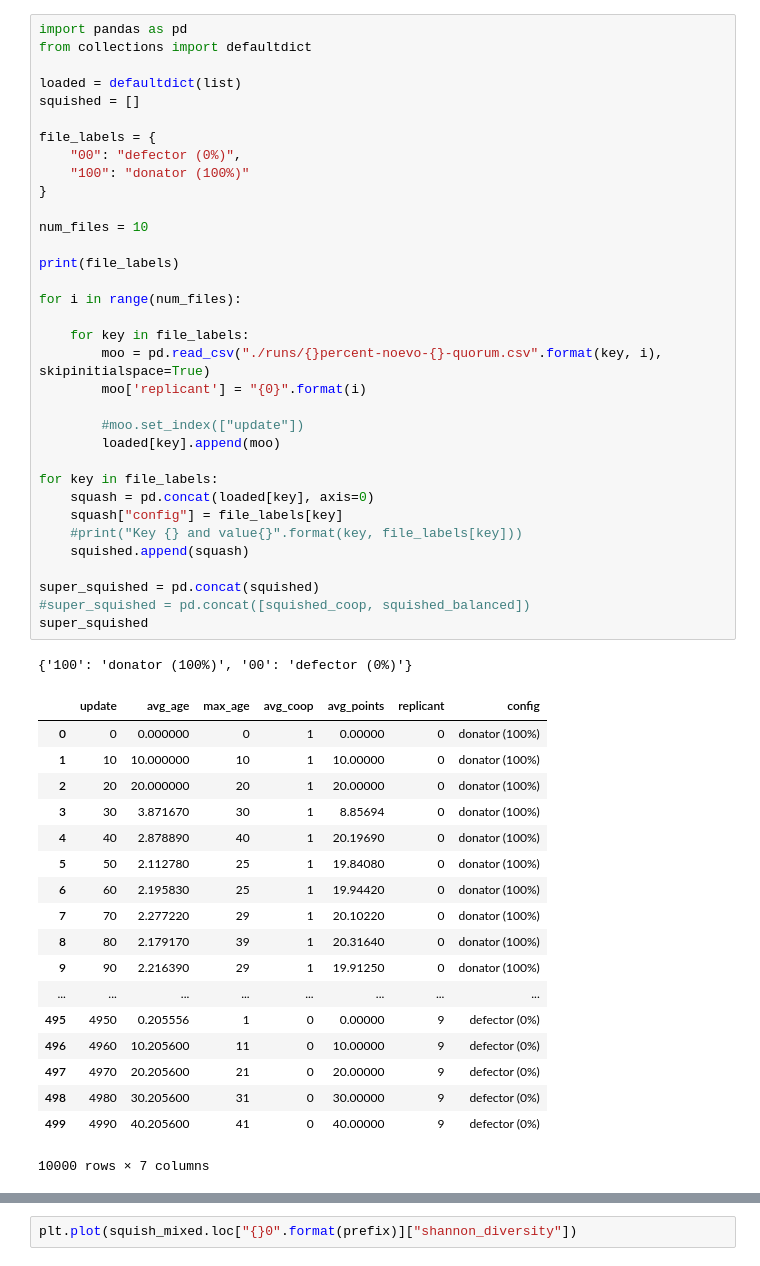
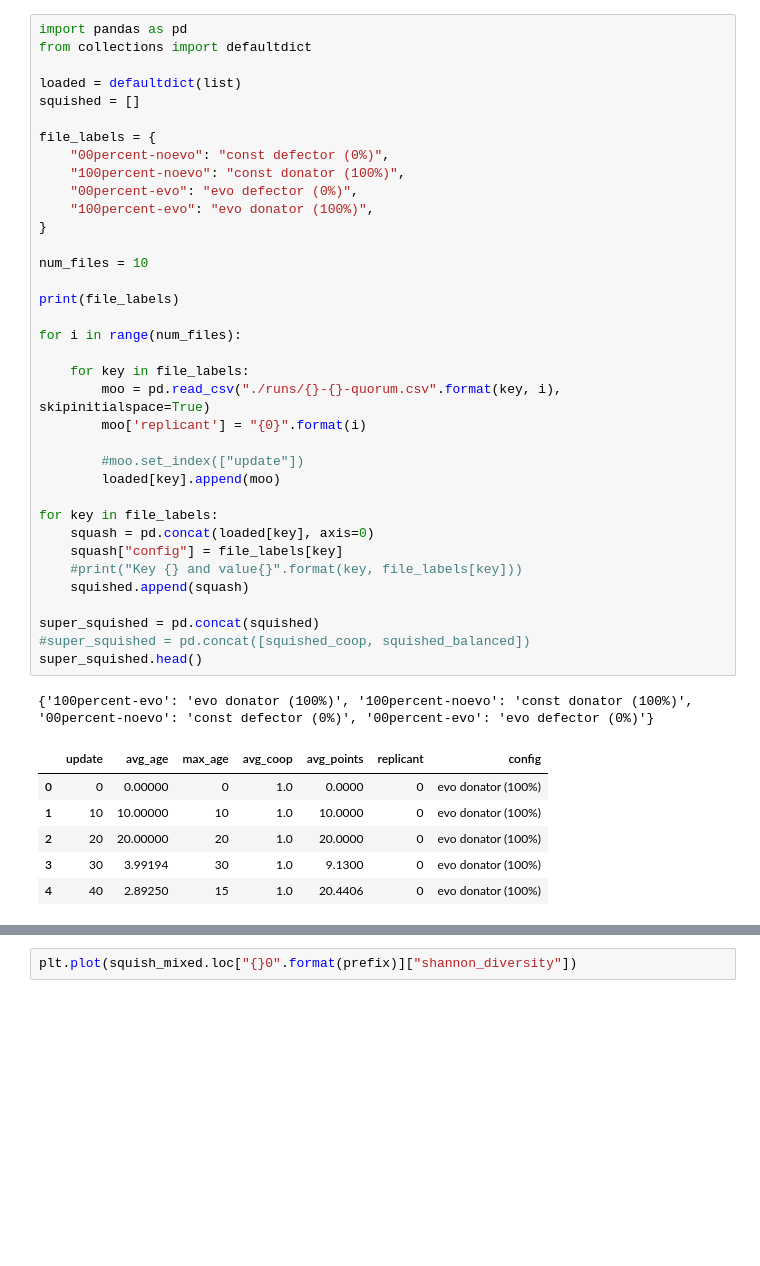
Before and after one commit to devosoft/Empirical, a Jupyter notebook: examples/evo/concept/replica_runs_analysis.ipynb, the cells around one changed output, grey strips where cells are left out. Cells and saved outputs as stored; diff of their text form; blank space fills up the shorter version.

```diff
--- a/examples/evo/concept/replica_runs_analysis.ipynb
+++ b/examples/evo/concept/replica_runs_analysis.ipynb
@@ -3,53 +3,43 @@ import pandas as pd
 from collections import defaultdict
 
 loaded = defaultdict(list)
 squished = []
 
 file_labels = {
-    "00": "defector (0%)",
-    "100": "donator (100%)"
+    "00percent-noevo": "const defector (0%)",
+    "100percent-noevo": "const donator (100%)",
+    "00percent-evo": "evo defector (0%)",
+    "100percent-evo": "evo donator (100%)",
 }
 
 num_files = 10
 
 print(file_labels)
 
 for i in range(num_files):
 
     for key in file_labels:
-        moo = pd.read_csv("./runs/{}percent-noevo-{}-quorum.csv".format(key, i), skipinitialspace=True)
+        moo = pd.read_csv("./runs/{}-{}-quorum.csv".format(key, i), skipinitialspace=True)
         moo['replicant'] = "{0}".format(i)
 
         #moo.set_index(["update"])
         loaded[key].append(moo)
 
 for key in file_labels:
     squash = pd.concat(loaded[key], axis=0)
     squash["config"] = file_labels[key]
     #print("Key {} and value{}".format(key, file_labels[key]))
     squished.append(squash)
 
 super_squished = pd.concat(squished)
 #super_squished = pd.concat([squished_coop, squished_balanced])
-super_squished
+super_squished.head()
 # %% [output]
-{'100': 'donator (100%)', '00': 'defector (0%)'}
+{'100percent-evo': 'evo donator (100%)', '100percent-noevo': 'const donator (100%)', '00percent-noevo': 'const defector (0%)', '00percent-evo': 'evo defector (0%)'}
 |  | update | avg_age | max_age | avg_coop | avg_points | replicant | config |
-| 0 | 0 | 0.000000 | 0 | 1 | 0.00000 | 0 | donator (100%) |
-| 1 | 10 | 10.000000 | 10 | 1 | 10.00000 | 0 | donator (100%) |
-| 2 | 20 | 20.000000 | 20 | 1 | 20.00000 | 0 | donator (100%) |
-| 3 | 30 | 3.871670 | 30 | 1 | 8.85694 | 0 | donator (100%) |
-| 4 | 40 | 2.878890 | 40 | 1 | 20.19690 | 0 | donator (100%) |
-| 5 | 50 | 2.112780 | 25 | 1 | 19.84080 | 0 | donator (100%) |
-| 6 | 60 | 2.195830 | 25 | 1 | 19.94420 | 0 | donator (100%) |
-| 7 | 70 | 2.277220 | 29 | 1 | 20.10220 | 0 | donator (100%) |
-| 8 | 80 | 2.179170 | 39 | 1 | 20.31640 | 0 | donator (100%) |
-| 9 | 90 | 2.216390 | 29 | 1 | 19.91250 | 0 | donator (100%) |
-| ... | ... | ... | ... | ... | ... | ... | ... |
-| 495 | 4950 | 0.205556 | 1 | 0 | 0.00000 | 9 | defector (0%) |
-| 496 | 4960 | 10.205600 | 11 | 0 | 10.00000 | 9 | defector (0%) |
-| 497 | 4970 | 20.205600 | 21 | 0 | 20.00000 | 9 | defector (0%) |
-| 498 | 4980 | 30.205600 | 31 | 0 | 30.00000 | 9 | defector (0%) |
-| 499 | 4990 | 40.205600 | 41 | 0 | 40.00000 | 9 | defector (0%) |
+| 0 | 0 | 0.00000 | 0 | 1.0 | 0.0000 | 0 | evo donator (100%) |
+| 1 | 10 | 10.00000 | 10 | 1.0 | 10.0000 | 0 | evo donator (100%) |
+| 2 | 20 | 20.00000 | 20 | 1.0 | 20.0000 | 0 | evo donator (100%) |
+| 3 | 30 | 3.99194 | 30 | 1.0 | 9.1300 | 0 | evo donator (100%) |
+| 4 | 40 | 2.89250 | 15 | 1.0 | 20.4406 | 0 | evo donator (100%) |
-10000 rows × 7 columns
 # %% [markdown]
```
Also changed, not shown: parts of 2 cells of this notebook, 2 other files.
